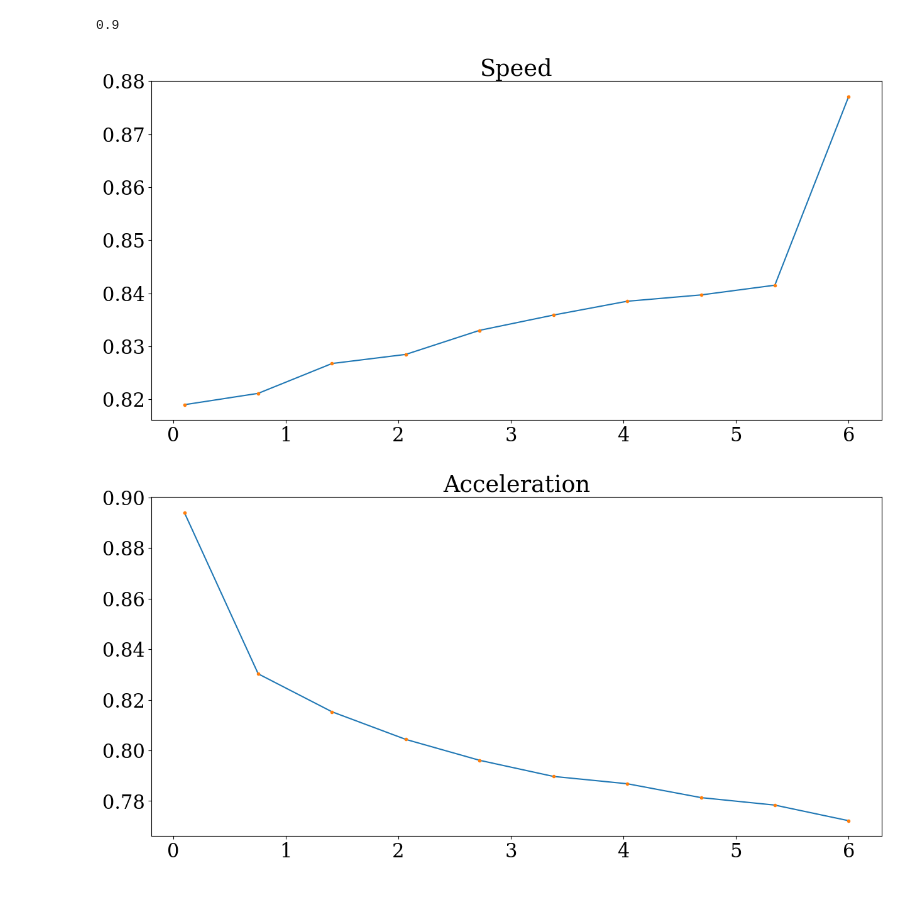
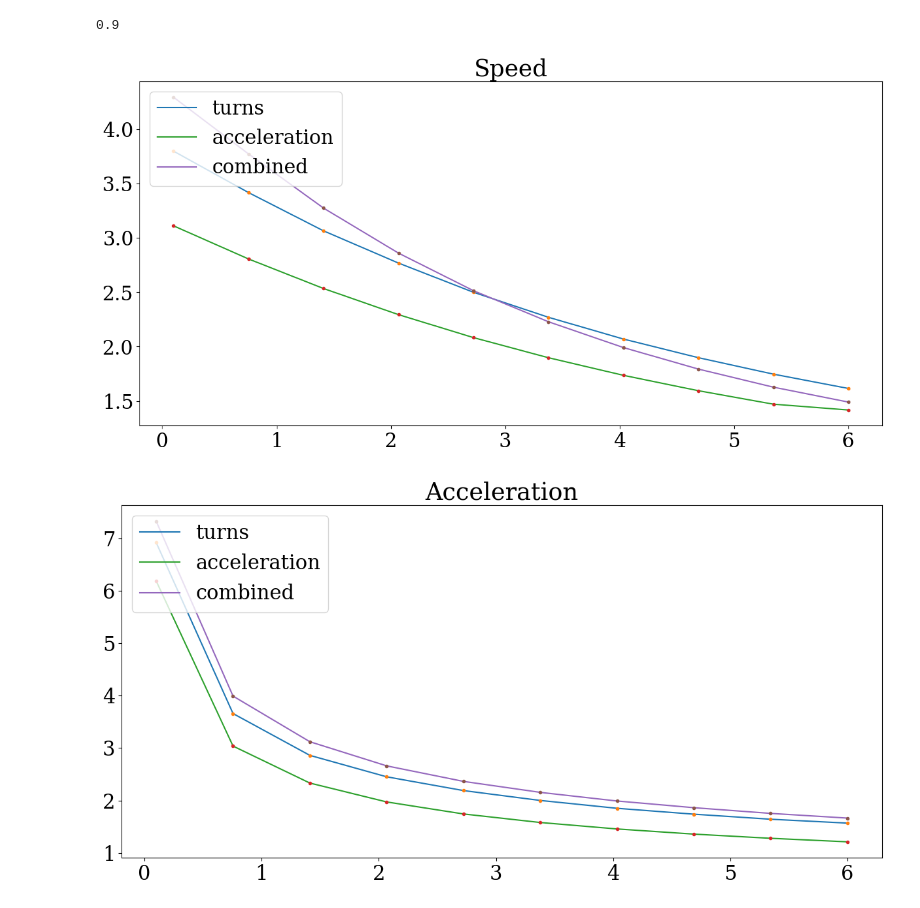
Before and after one commit to stndart/speed-strategy, a Jupyter notebook: main.ipynb, the cells around one changed output. Saved outputs shown, nothing was run; the diff lists cells and outputs as text; code cells hidden in the pictures.

Commit message:
added combined strategy

```diff
--- a/main.ipynb
+++ b/main.ipynb
@@ -30,30 +30,38 @@ plt.rc('font', **font)
 # %%
 N = 10
 xs = np.linspace(0.1, 6.0, N)
+sims = [ts_sim, ac_sim, comb_sim]
+names = ['turns', 'acceleration', 'combined']
 # %%
 g = []
 for start_speed_2 in xs * start_speed:
-    x, y = compare(start_speed_2, acceleration, start_angle, distance, [ts_sim, ac_sim], rotation=cr)
-    g.append(y / x)
+    ss = compare(start_speed_2, acceleration, start_angle, distance, sims, rotation=cr)
+    g.append(ss)
+g = np.array(g)
 
 plt.title('Speed')
-plt.plot(xs, g, label = "Acceleration time / Turn time")
-plt.plot(xs, g, '.')
+for i, y in enumerate(g.T):
+    plt.plot(xs, y, label = f"{names[i]}")
+    plt.plot(xs, y, '.')
+plt.legend(loc='upper left')
 plt.show()
 # %% [output]
-[figure, old version]
+[figure, new version]
 # %%
 g = []
 for acceleration_2 in xs * acceleration:
-    x, y = compare(start_speed, acceleration_2, start_angle, distance, [ts_sim, ac_sim], rotation=cr)
-    g.append(y / x)
+    ss = compare(start_speed, acceleration_2, start_angle, distance, sims, rotation=cr)
+    g.append(ss)
+g = np.array(g)
 
 plt.title('Acceleration')
-plt.plot(xs, g, label = "Acceleration time / Turn time")
-plt.plot(xs, g, '.')
+for i, y in enumerate(g.T):
+    plt.plot(xs, y, label = f"{names[i]}")
+    plt.plot(xs, y, '.')
+plt.legend(loc='upper left')
 plt.show()
 # %% [output]
-[figure, old version]
+[figure, new version]
 # %%
 g = []
 for start_angle_2 in xs * start_angle:
```
Also changed, not shown: parts of 4 cells of this notebook, 3 other files.
